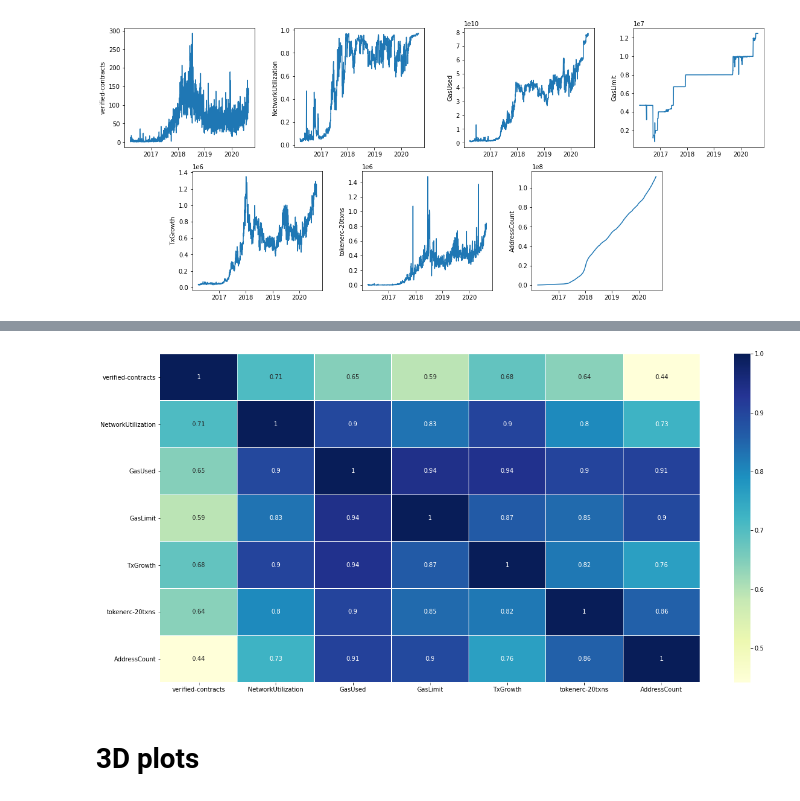
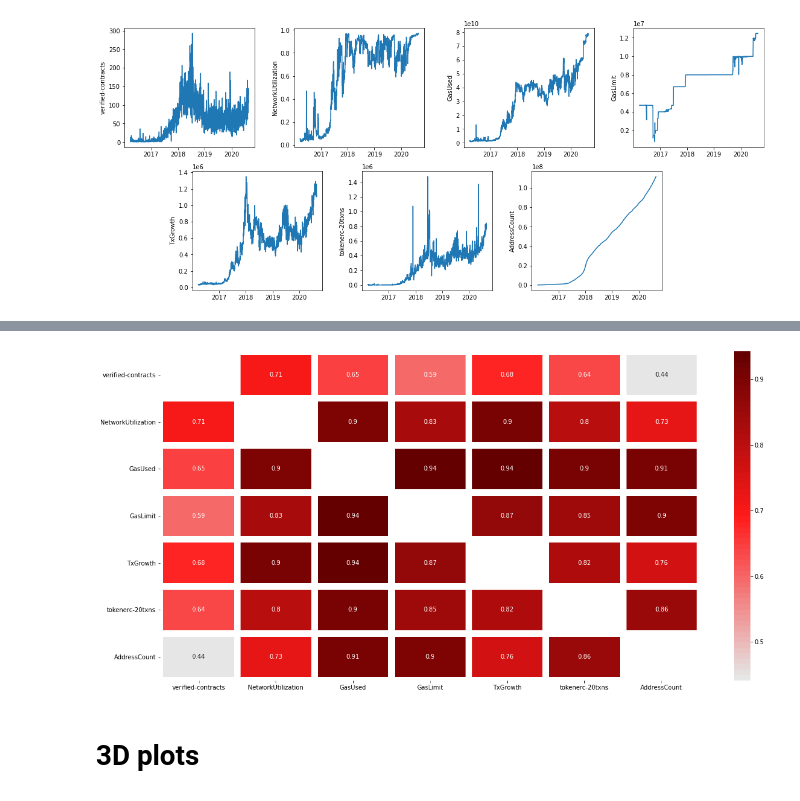
Before and after one commit to HektorLin/Etherscan_visualization, a Jupyter notebook: Etherscan_Visualization.ipynb, the cells around one changed output, grey strips where cells are left out. Saved outputs shown, nothing was run; the diff lists cells and outputs as text; code cells hidden in the pictures.

```diff
--- a/Etherscan_Visualization.ipynb
+++ b/Etherscan_Visualization.ipynb
@@ -176,9 +186,3 @@ corr
 | TxGrowth | 0.683 | 0.902 | 0.937 | 0.866 | 1.000 | 0.823 | 0.764 |
 | tokenerc-20txns | 0.642 | 0.801 | 0.902 | 0.845 | 0.823 | 1.000 | 0.858 |
 | AddressCount | 0.442 | 0.725 | 0.906 | 0.895 | 0.764 | 0.858 | 1.000 |
-# %%
-# correlation heatmap
-fig, ax = plt.subplots(figsize=(20,10))
-ax = sns.heatmap(corr, linewidths=0.1, cmap="YlGnBu", annot=True)
-# %% [output]
-[figure, removed]
@@ -185,3 +192,18 @@ ax = sns.heatmap(corr, linewidths=0.1, cmap="YlGnBu", annot=True)
+# %%
+# correlation heatmap
+# create custom colormap
+myColors = ((0.9, 0.9, 0.9), (1, 0.1, 0.1), (100/255, 0.0, 0.0)) # from light red to deep red
+cus_cmap = LinearSegmentedColormap.from_list('Custom', myColors, len(myColors)*20)
+
+# create a mask same dimention as the corr matrix, but with 1 on the diagonal and 0 everywhere else.
+mask = np.zeros(corr.shape)
+np.fill_diagonal(mask,1)
+
+# create the heatmap with custom color map and the mask on top
+fig, ax = plt.subplots(figsize=(20,10))
+ax = sns.heatmap(corr, linewidths=10, cmap=cus_cmap, annot=True, mask=mask)
+# %% [output]
+[figure, added]
 # %% [markdown]
 # 3D plots
 # %%
```
Also changed, not shown: parts of 9 cells of this notebook.
